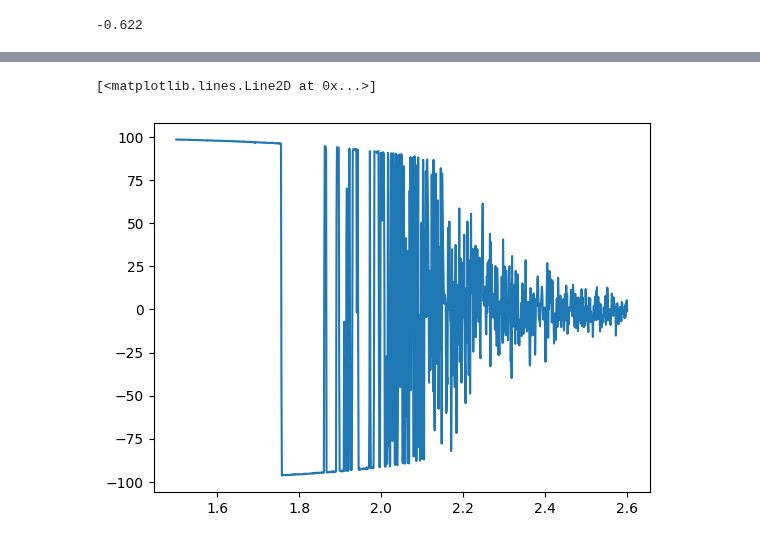
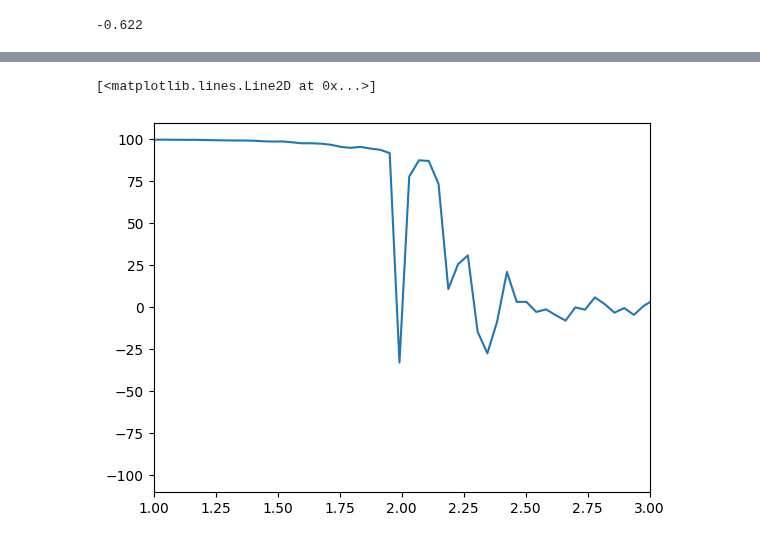
Before and after one commit to noahchanoah/thesis, a Jupyter notebook: Fising.ipynb, the cells around one changed output, grey strips where cells are left out. Cells and saved outputs as stored; diff of their text form; code cells hidden in the pictures.

```diff
--- a/Fising.ipynb
+++ b/Fising.ipynb
@@ -100,7 +100,7 @@ def Metropolis(lattice, temp, iterations):
     m = []
     for iteration in range(iterations):
 
-        if((iteration % 100 == 0) and (iteration != 0)):
+        if((iteration % 50 == 0) and (iteration != 0)):
             sum = 0
             for xSite in range(lattice[0].size):
                 for ySite in range(lattice[0].size):
@@ -146,15 +146,16 @@ plt.plot(np.arange(0,len(sumArr)), sumArr)
 # %%
 #reuse averaging code from above with metropolis to make a curve
 lat = initLattice(10,False)
 avgMags = []
-tempRange = np.linspace(1.5,2.6,1000)
+tempRange = np.linspace(0.1,4,100)
 for temp in tempRange:
     mTimeSeries = Metropolis(lat, temp, 1000000)
     avg = np.average(mTimeSeries)
     avgMags.append(avg)
+
+plt.xlim(1,3)
+plt.ylim(-110,110)
+plt.plot(tempRange, avgMags)
+# %% [output]
+[<matplotlib.lines.Line2D at 0x...>]
+[figure, added]
-# %%
-plt.plot(tempRange, avgMags)
-#plt.xlim(0,100)
-# %% [output]
-[<matplotlib.lines.Line2D at 0x...>]
-[figure, removed]
```
Also changed, not shown: parts of 4 cells of this notebook.
